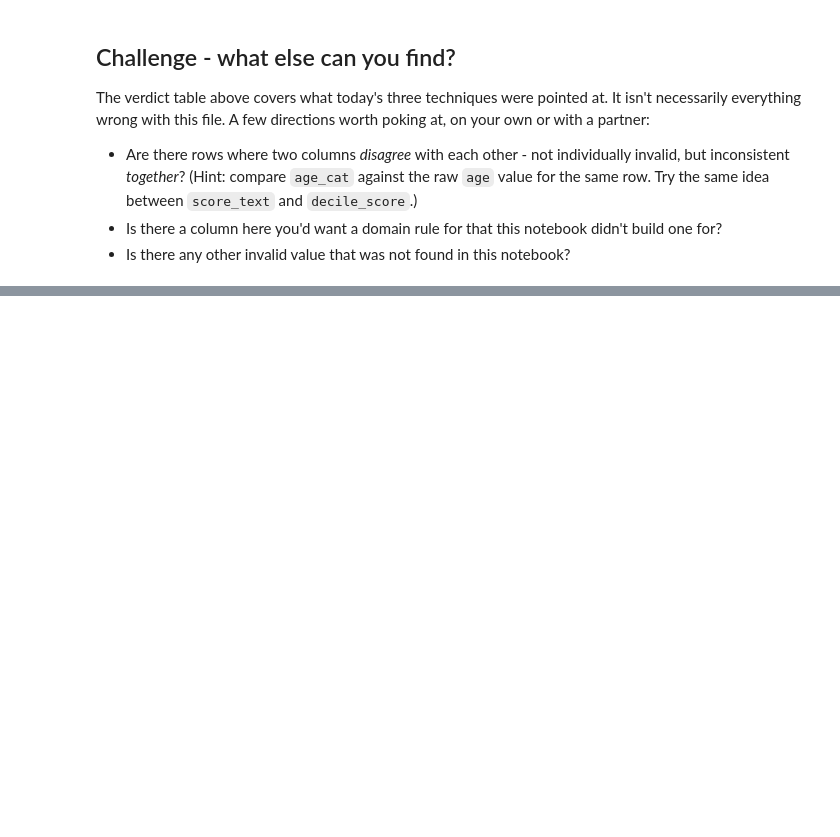
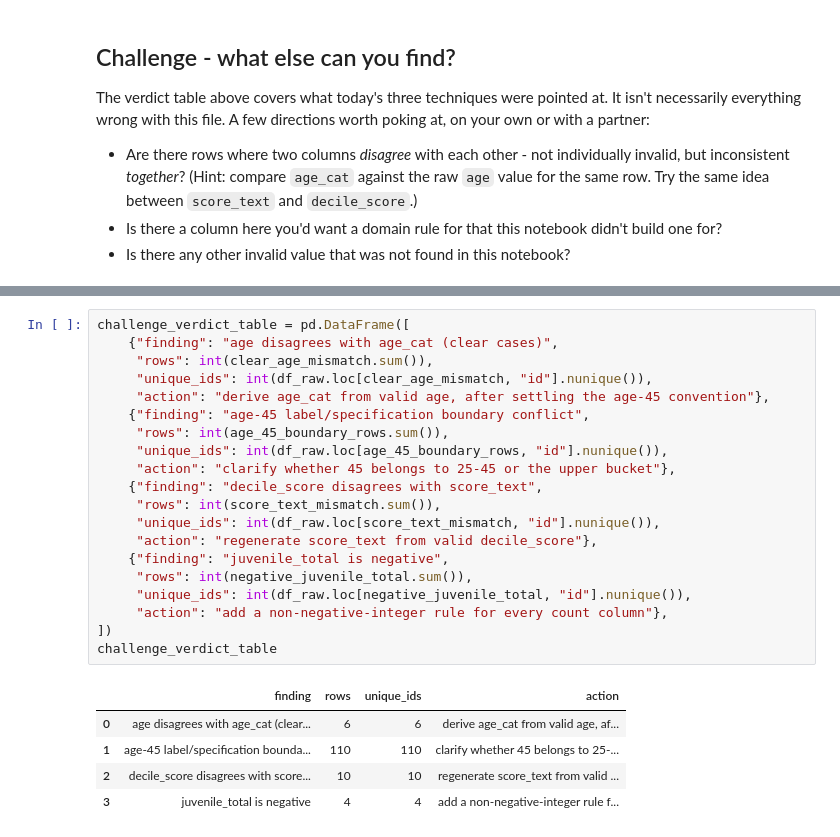
Before and after one commit to brunophenriques/ETAI-Pipeline, a Jupyter notebook: notebooks/week3/01_eda_introduction.ipynb, the cells around one changed output, grey strips where cells are left out. Drawn from its saved outputs; the diff is of its cells as text; blank space fills up the shorter version.

```diff
--- a/notebooks/week3/01_eda_introduction.ipynb
+++ b/notebooks/week3/01_eda_introduction.ipynb
@@ -714,0 +871,26 @@ The verdict table above covers what today's three techniques were pointed at. It
+# %%
+challenge_verdict_table = pd.DataFrame([
+    {"finding": "age disagrees with age_cat (clear cases)",
+     "rows": int(clear_age_mismatch.sum()),
+     "unique_ids": int(df_raw.loc[clear_age_mismatch, "id"].nunique()),
+     "action": "derive age_cat from valid age, after settling the age-45 convention"},
+    {"finding": "age-45 label/specification boundary conflict",
+     "rows": int(age_45_boundary_rows.sum()),
+     "unique_ids": int(df_raw.loc[age_45_boundary_rows, "id"].nunique()),
+     "action": "clarify whether 45 belongs to 25-45 or the upper bucket"},
+    {"finding": "decile_score disagrees with score_text",
+     "rows": int(score_text_mismatch.sum()),
+     "unique_ids": int(df_raw.loc[score_text_mismatch, "id"].nunique()),
+     "action": "regenerate score_text from valid decile_score"},
+    {"finding": "juvenile_total is negative",
+     "rows": int(negative_juvenile_total.sum()),
+     "unique_ids": int(df_raw.loc[negative_juvenile_total, "id"].nunique()),
+     "action": "add a non-negative-integer rule for every count column"},
+])
+challenge_verdict_table
+# %% [output]
+|  | finding | rows | unique_ids | action |
+| 0 | age disagrees with age_cat (clear... | 6 | 6 | derive age_cat from valid age, af... |
+| 1 | age-45 label/specification bounda... | 110 | 110 | clarify whether 45 belongs to 25-... |
+| 2 | decile_score disagrees with score... | 10 | 10 | regenerate score_text from valid ... |
+| 3 | juvenile_total is negative | 4 | 4 | add a non-negative-integer rule f... |
```
Also changed, not shown: parts of 7 cells of this notebook, 1 other file.
